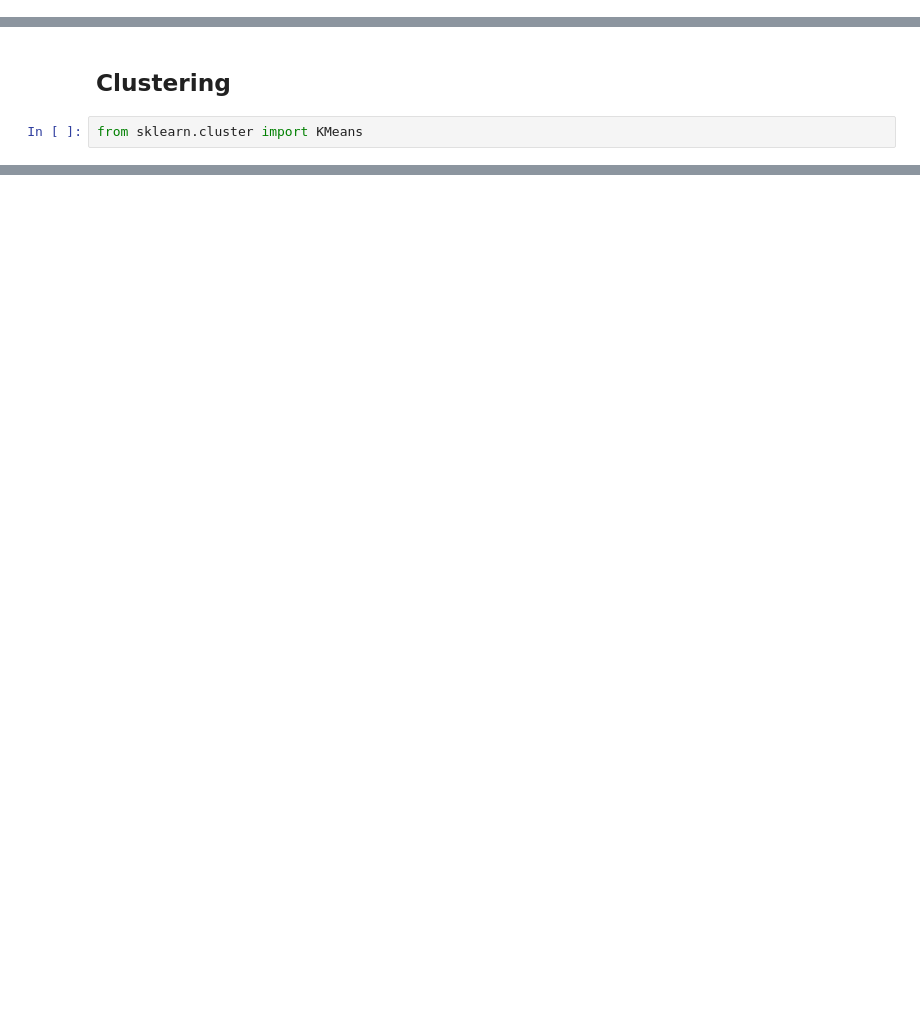
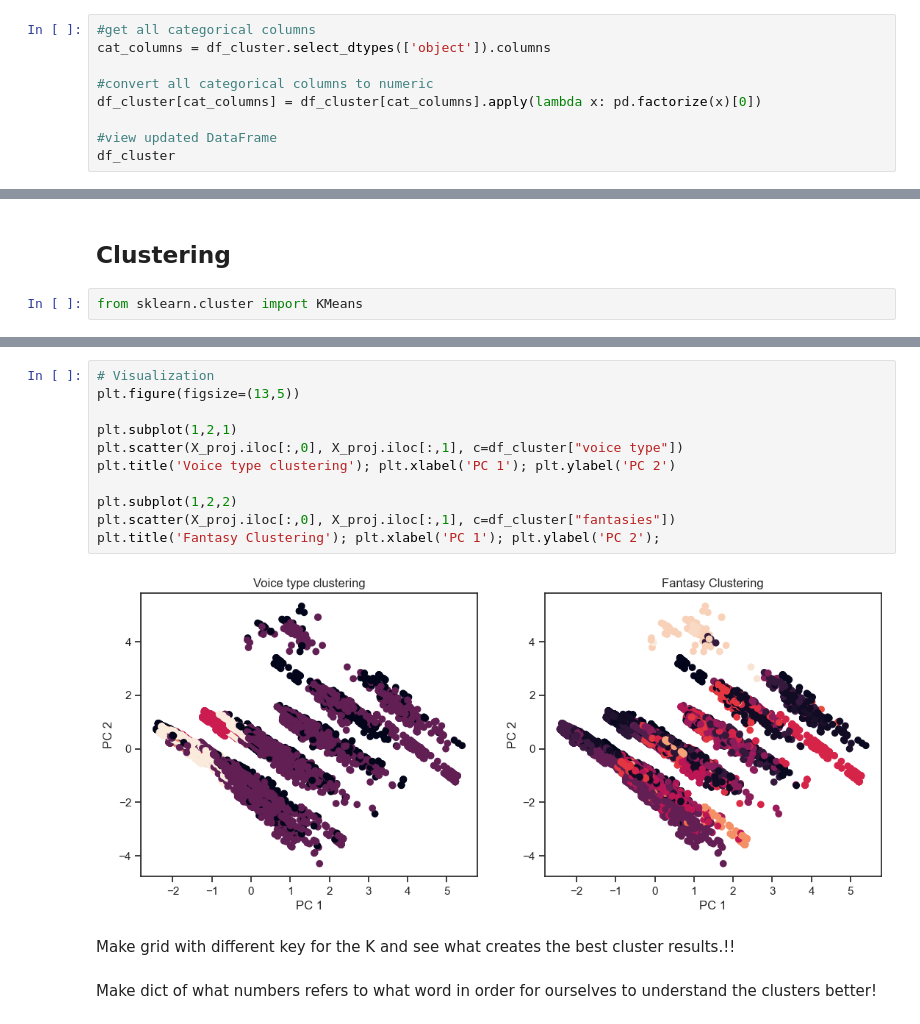
Before and after one commit to SophieMartusewicz/lewagonXfemtasy, a Jupyter notebook: SophieMart Cleaning Data.ipynb, the cells around one changed output, grey strips where cells are left out. Drawn from its saved outputs; the diff is of its cells as text; blank space fills up the shorter version.

Commit message:
jupyter notebook with more clustering and factorizing of the data

```diff
--- a/SophieMart Cleaning Data.ipynb
+++ b/SophieMart Cleaning Data.ipynb
@@ -1106,0 +1129,9 @@ pd.DataFrame(pca.components_, columns=pipeline.get_feature_names_out())
+# %%
+#get all categorical columns
+cat_columns = df_cluster.select_dtypes(['object']).columns
+
+#convert all categorical columns to numeric
+df_cluster[cat_columns] = df_cluster[cat_columns].apply(lambda x: pd.factorize(x)[0])
+
+#view updated DataFrame
+df_cluster
@@ -1170,0 +1199,17 @@ ValueError: 'c' argument must be a color, a sequence of colors, or a sequence of
+# %%
+# Visualization
+plt.figure(figsize=(13,5))
+
+plt.subplot(1,2,1)
+plt.scatter(X_proj.iloc[:,0], X_proj.iloc[:,1], c=df_cluster["voice type"])
+plt.title('Voice type clustering'); plt.xlabel('PC 1'); plt.ylabel('PC 2')
+
+plt.subplot(1,2,2)
+plt.scatter(X_proj.iloc[:,0], X_proj.iloc[:,1], c=df_cluster["fantasies"])
+plt.title('Fantasy Clustering'); plt.xlabel('PC 1'); plt.ylabel('PC 2');
+# %% [output]
+[figure, added]
+# %% [markdown]
+Make grid with different key for the K and see what creates the best cluster results.!!
+# %% [markdown]
+Make dict of what numbers refers to what word in order for ourselves to understand the clusters better!
```
Also changed, not shown: parts of 41 cells of this notebook, 1 other file.
